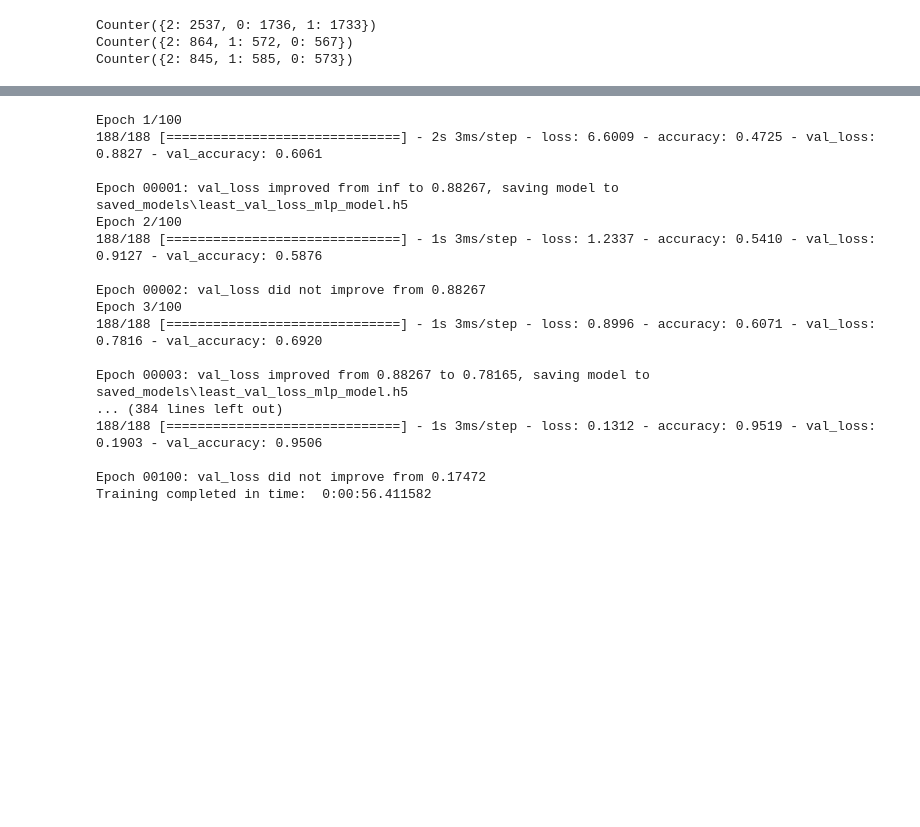
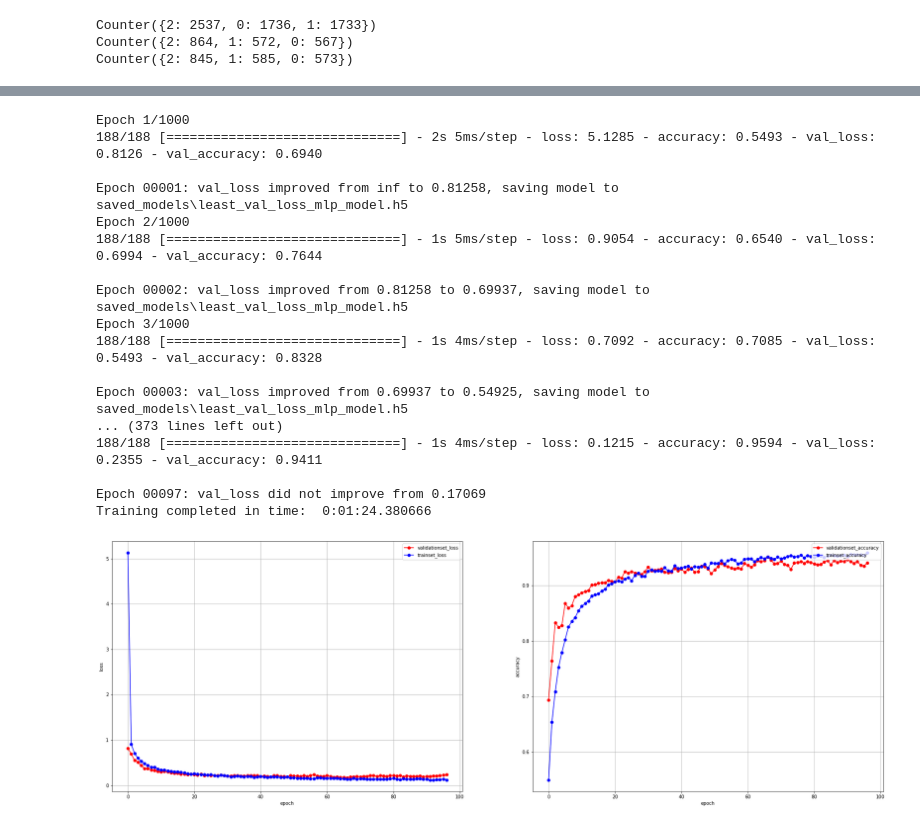
Before and after one commit to binAudioMeo/keras-CNN-MFCC, a Jupyter notebook: Binary_Classification/Audio_Classification.ipynb, the cells around one changed output, grey strips where cells are left out. Saved outputs shown, nothing was run; the diff lists cells and outputs as text; code cells hidden in the pictures; blank space fills up the shorter version.

```diff
--- a/Binary_Classification/Audio_Classification.ipynb
+++ b/Binary_Classification/Audio_Classification.ipynb
@@ -103,11 +103,11 @@ from keras.layers import Dense, Dropout, Activation
 # Construct model
 model = Sequential()
 
-model.add(Dense(256, input_shape=x_train[0].shape))
+model.add(Dense(512, input_shape=x_train[0].shape))
 model.add(Activation('relu'))
 model.add(Dropout(0.5))
 
-model.add(Dense(256))
+model.add(Dense(512))
 model.add(Activation('relu'))
 model.add(Dropout(0.5))
 
@@ -146,39 +146,75 @@ Pre-training accuracy: 27.3590%
 # %%
-from keras.callbacks import ModelCheckpoint
+from keras.callbacks import ModelCheckpoint, EarlyStopping
 from datetime import datetime
 
-num_epochs = 100
+num_epochs = 1000
 num_batch_size = 32
 
 checkpointer = ModelCheckpoint(filepath='saved_models/least_val_loss_mlp_model.h5',
-                               verbose=1, save_best_only=True)
+                               monitor='val_loss', verbose=1, save_best_only=True)
+early_stopping_callback = EarlyStopping(monitor='val_loss', patience=30)
+
 start = datetime.now()
 
-model.fit(x_train, y_train, batch_size=num_batch_size, epochs=num_epochs, validation_data=(x_val, y_val), callbacks=[checkpointer], verbose=1)
-
+history = model.fit(x_train, y_train,
+                    batch_size=num_batch_size, epochs=num_epochs,
+                    validation_data=(x_val, y_val),
+                    callbacks=[checkpointer, early_stopping_callback],
+                    verbose=1)
 
 duration = datetime.now() - start
 print("Training completed in time: ", duration)
 
 model.save('saved_models/last_mlp_model.h5')
 # %% [output]
-Epoch 1/100
-188/188 [==============================] - 2s 3ms/step - loss: 6.6009 - accuracy: 0.4725 - val_loss: 0.8827 - val_accuracy: 0.6061
+Epoch 1/1000
+188/188 [==============================] - 2s 5ms/step - loss: 5.1285 - accuracy: 0.5493 - val_loss: 0.8126 - val_accuracy: 0.6940
 
-Epoch 00001: val_loss improved from inf to 0.88267, saving model to saved_models\least_val_loss_mlp_model.h5
-Epoch 2/100
-188/188 [==============================] - 1s 3ms/step - loss: 1.2337 - accuracy: 0.5410 - val_loss: 0.9127 - val_accuracy: 0.5876
+Epoch 00001: val_loss improved from inf to 0.81258, saving model to saved_models\least_val_loss_mlp_model.h5
+Epoch 2/1000
+188/188 [==============================] - 1s 5ms/step - loss: 0.9054 - accuracy: 0.6540 - val_loss: 0.6994 - val_accuracy: 0.7644
 
-Epoch 00002: val_loss did not improve from 0.88267
-Epoch 3/100
-188/188 [==============================] - 1s 3ms/step - loss: 0.8996 - accuracy: 0.6071 - val_loss: 0.7816 - val_accuracy: 0.6920
+Epoch 00002: val_loss improved from 0.81258 to 0.69937, saving model to saved_models\least_val_loss_mlp_model.h5
+Epoch 3/1000
+188/188 [==============================] - 1s 4ms/step - loss: 0.7092 - accuracy: 0.7085 - val_loss: 0.5493 - val_accuracy: 0.8328
 
-Epoch 00003: val_loss improved from 0.88267 to 0.78165, saving model to saved_models\least_val_loss_mlp_model.h5
-... (384 lines left out)
-188/188 [==============================] - 1s 3ms/step - loss: 0.1312 - accuracy: 0.9519 - val_loss: 0.1903 - val_accuracy: 0.9506
+Epoch 00003: val_loss improved from 0.69937 to 0.54925, saving model to saved_models\least_val_loss_mlp_model.h5
+... (373 lines left out)
+188/188 [==============================] - 1s 4ms/step - loss: 0.1215 - accuracy: 0.9594 - val_loss: 0.2355 - val_accuracy: 0.9411
 
-Epoch 00100: val_loss did not improve from 0.17472
-Training completed in time:  0:00:56.411582
+Epoch 00097: val_loss did not improve from 0.17069
+Training completed in time:  0:01:24.380666
+# %%
+import matplotlib.pyplot as plt
+
+y_vloss = history.history['val_loss']
+y_loss = history.history['loss']
+y_vacc = history.history['val_accuracy']
+y_acc = history.history['accuracy']
+
+x_len = np.arange(len(y_loss))
+
+plt.rcParams["figure.figsize"] = (30, 10)
+
+plt.subplot(1, 2, 1)
+plt.plot(x_len, y_vloss, marker='o', c='red', label='validationset_loss')
+plt.plot(x_len, y_loss, marker='o', c='blue', label='trainset_loss')
+plt.legend(loc='upper right')
+plt.grid()
+plt.xlabel('epoch')
+plt.ylabel('loss')
+
+plt.subplot(1, 2, 2)
+plt.plot(x_len, y_vacc, marker='o', c='red', label='validationset_accuracy')
+plt.plot(x_len, y_acc, marker='o', c='blue', label='trainset_accuracy')
+plt.legend(loc='upper right')
+plt.grid()
+plt.xlabel('epoch')
+plt.ylabel('accuracy')
+
+plt.show()
+# %% [output]
+[figure, added]
 # %%
 # Evaluating the model on the training and testing set
 score = model.evaluate(x_train, y_train, verbose=0)
```
Also changed, not shown: parts of 11 cells of this notebook.
